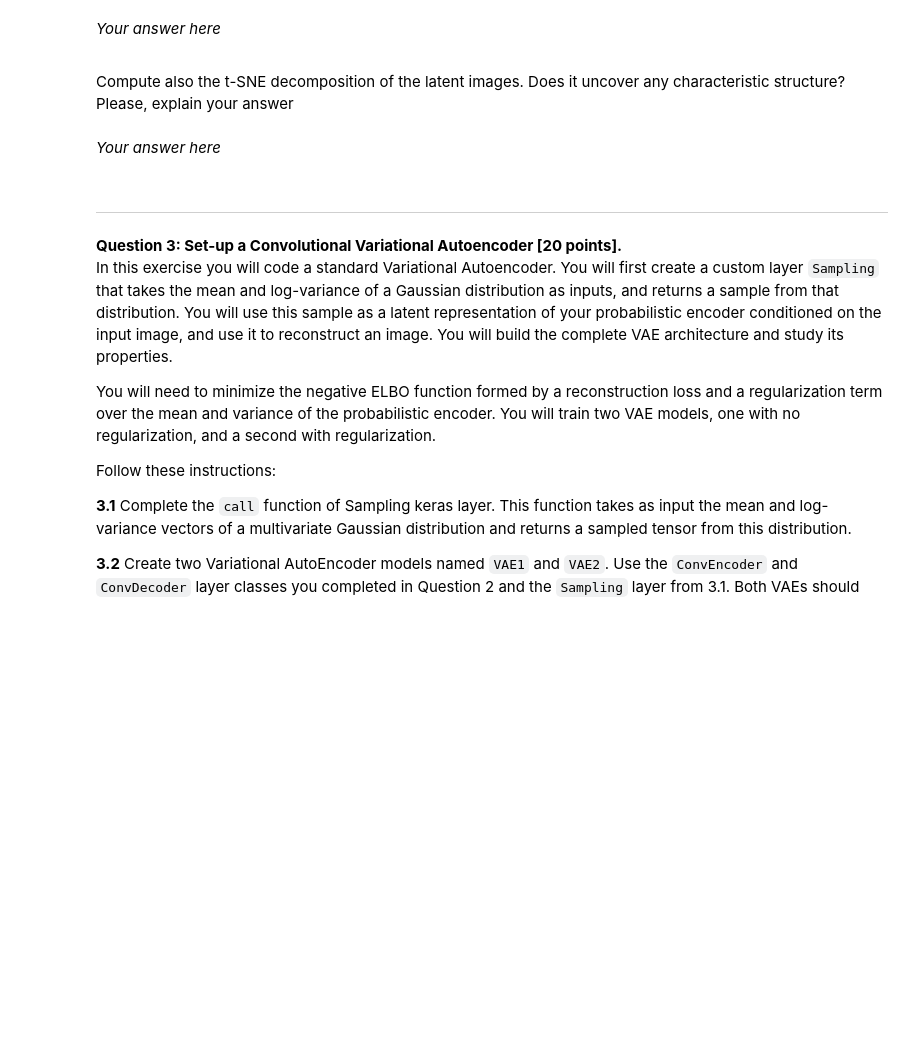
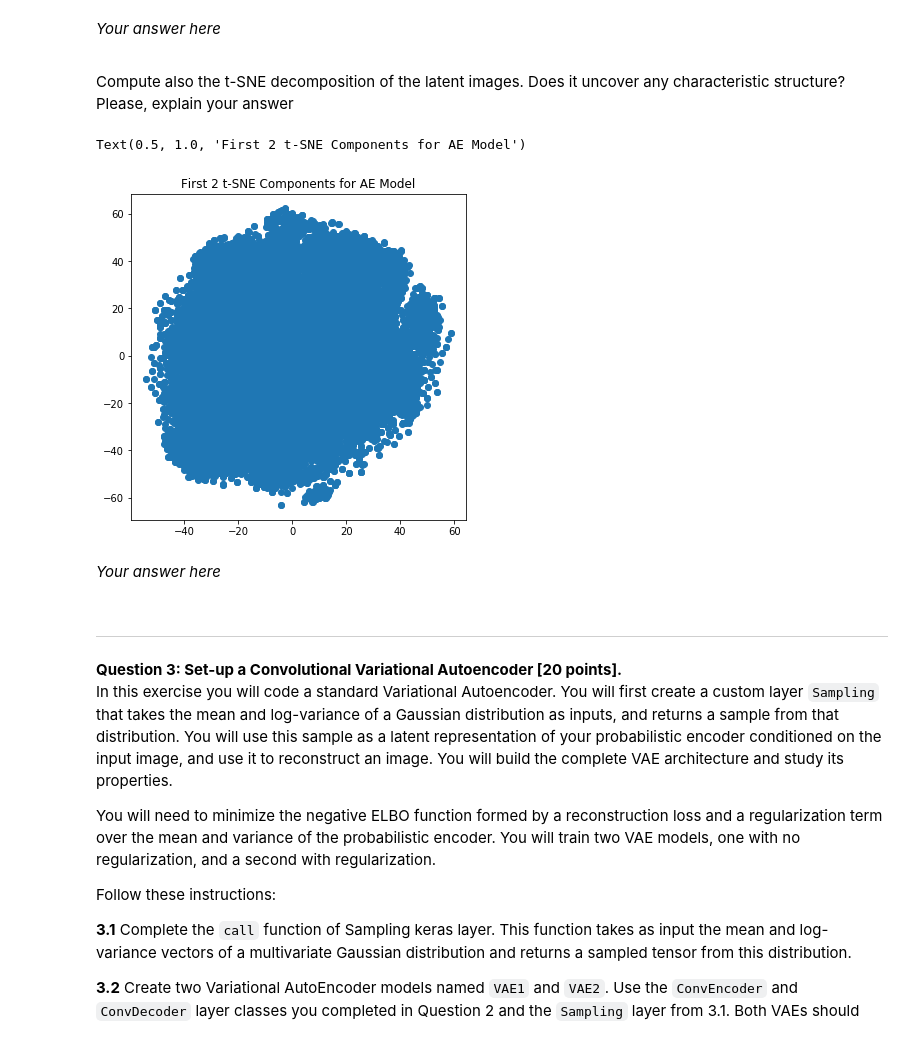
Before and after one commit to medeirosf/2020-CS109B, a Jupyter notebook: content/homeworks/hw07/notebook/cs109b_hw7_fm.ipynb, the cells around one changed output. Cells and saved outputs as stored; diff of their text form; code cells hidden in the pictures; blank space fills up the shorter version.

```diff
--- a/content/homeworks/hw07/notebook/cs109b_hw7_fm.ipynb
+++ b/content/homeworks/hw07/notebook/cs109b_hw7_fm.ipynb
@@ -549,3 +499,15 @@ Compute also the t-SNE decomposition of the latent images. Does it uncover any c
+# %%
+# 2.7 (t-SNE visualization)
+# your code here
+tsne_result = TSNE(n_components=2).fit_transform(hidden_features)
+
+fig, ax = plt.subplots()
+fig.set_size_inches(6,6)
+ax.scatter(tsne_result[:, 0], tsne_result[:, 1])
+ax.set_title("First 2 t-SNE Components for AE Model")
+# %% [output]
+Text(0.5, 1.0, 'First 2 t-SNE Components for AE Model')
+[figure, added]
 # %% [markdown]
 *Your answer here*<br />
 <font color='blue'>
```
Also changed, not shown: parts of 15 cells of this notebook.
